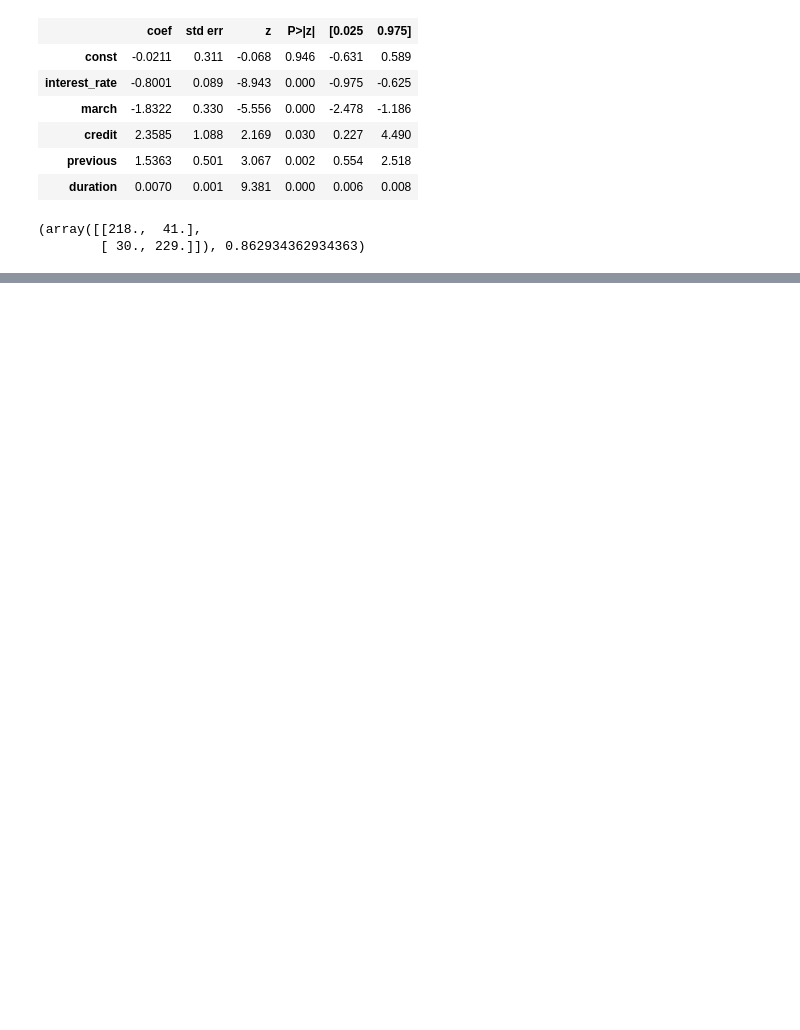
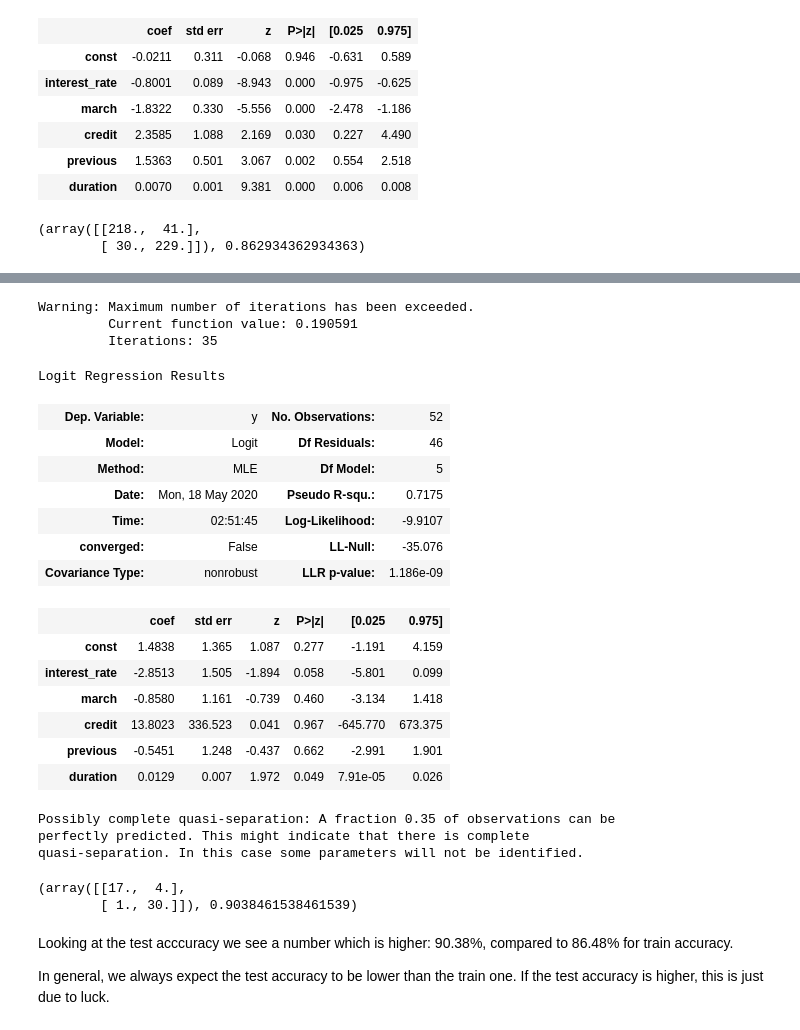
Before and after one commit to thalladasaikumar/data-science-learning, a Jupyter notebook: Regression Analysis/9_Logistic Regression/3_Logistic Regression on Bank data.ipynb, the cells around one changed output, grey strips where cells are left out. Drawn from its saved outputs; the diff is of its cells as text; code cells hidden in the pictures; blank space fills up the shorter version.

```diff
--- a/Regression Analysis/9_Logistic Regression/3_Logistic Regression for Interest_rate.ipynb
+++ b/Regression Analysis/9_Logistic Regression/3_Logistic Regression on Bank data.ipynb
@@ -158,0 +195,37 @@ confusion_matrix(X, y, extend_reg)
+# %%
+# creating a model for test data
+X_Test = sm.add_constant(x_test)
+reg_test = sm.Logit(y_test, X_Test).fit()
+reg_test.summary()
+# %% [output]
+Warning: Maximum number of iterations has been exceeded.
+         Current function value: 0.190591
+         Iterations: 35
+Logit Regression Results
+| Dep. Variable: | y | No. Observations: | 52 |
+| Model: | Logit | Df Residuals: | 46 |
+| Method: | MLE | Df Model: | 5 |
+| Date: | Mon, 18 May 2020 | Pseudo R-squ.: | 0.7175 |
+| Time: | 02:51:45 | Log-Likelihood: | -9.9107 |
+| converged: | False | LL-Null: | -35.076 |
+| Covariance Type: | nonrobust | LLR p-value: | 1.186e-09 |
+|  | coef | std err | z | P>|z| | [0.025 | 0.975] |
+| const | 1.4838 | 1.365 | 1.087 | 0.277 | -1.191 | 4.159 |
+| interest_rate | -2.8513 | 1.505 | -1.894 | 0.058 | -5.801 | 0.099 |
+| march | -0.8580 | 1.161 | -0.739 | 0.460 | -3.134 | 1.418 |
+| credit | 13.8023 | 336.523 | 0.041 | 0.967 | -645.770 | 673.375 |
+| previous | -0.5451 | 1.248 | -0.437 | 0.662 | -2.991 | 1.901 |
+| duration | 0.0129 | 0.007 | 1.972 | 0.049 | 7.91e-05 | 0.026 |
+Possibly complete quasi-separation: A fraction 0.35 of observations can be
+perfectly predicted. This might indicate that there is complete
+quasi-separation. In this case some parameters will not be identified.
+# %%
+cm_test = confusion_matrix(X_Test, y_test, reg_test)
+cm_test
+# %% [output]
+(array([[17.,  4.],
+        [ 1., 30.]]), 0.9038461538461539)
+# %% [markdown]
+Looking at the test acccuracy we see a number which is higher: 90.38%, compared to 86.48% for train accuracy.
+
+In general, we always expect the test accuracy to be lower than the train one. If the test accuracy is higher, this is just due to luck.
```
Also changed, not shown: parts of 7 cells of this notebook.
